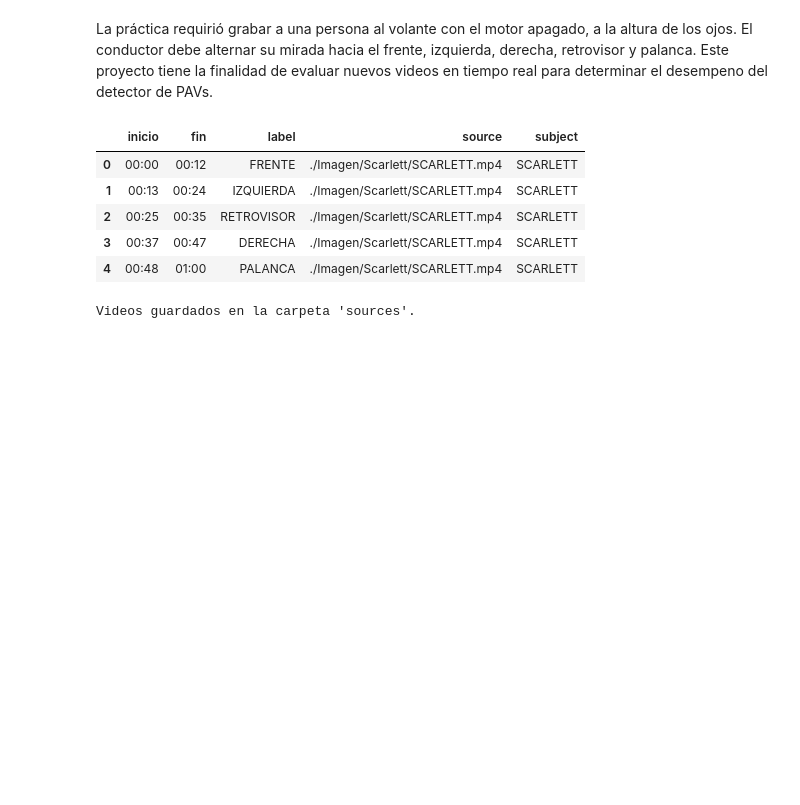
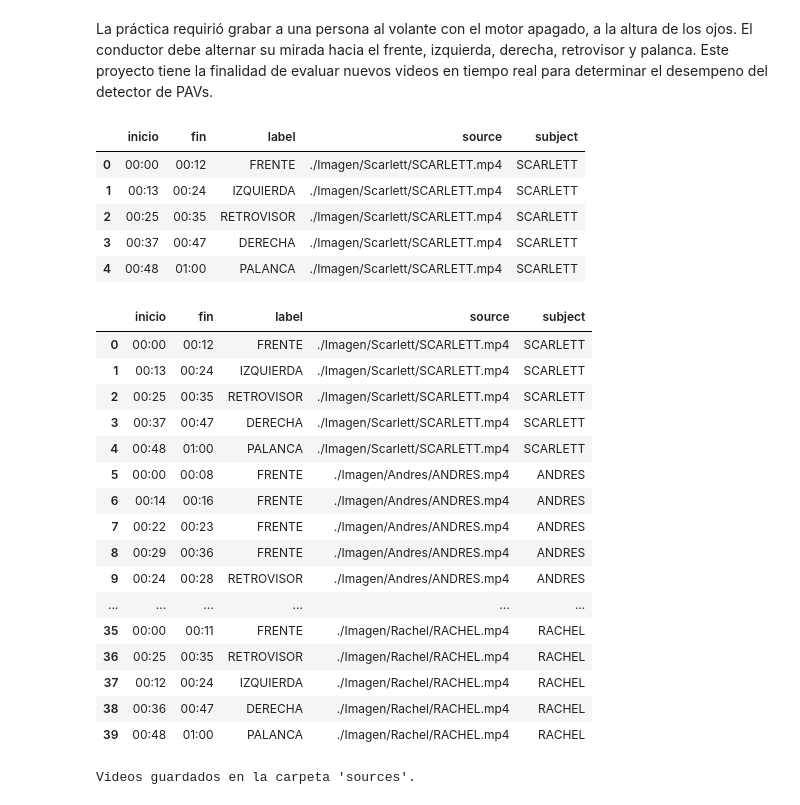
Before and after one commit to Ariana1998/Practica2_CDSI_ArianaEspinoza, a Jupyter notebook: Notebook.ipynb, the cells around one changed output. Cells and saved outputs as stored; diff of their text form; code cells hidden in the pictures; blank space fills up the shorter version.

```diff
--- a/Notebook.ipynb
+++ b/Notebook.ipynb
@@ -79,3 +95,23 @@ IMG_df = pd.concat(dfs_concat)
+# %%
+IMG_df
+# %% [output]
+|  | inicio | fin | label | source | subject |
+| 0 | 00:00 | 00:12 | FRENTE | ./Imagen/Scarlett/SCARLETT.mp4 | SCARLETT |
+| 1 | 00:13 | 00:24 | IZQUIERDA | ./Imagen/Scarlett/SCARLETT.mp4 | SCARLETT |
+| 2 | 00:25 | 00:35 | RETROVISOR | ./Imagen/Scarlett/SCARLETT.mp4 | SCARLETT |
+| 3 | 00:37 | 00:47 | DERECHA | ./Imagen/Scarlett/SCARLETT.mp4 | SCARLETT |
+| 4 | 00:48 | 01:00 | PALANCA | ./Imagen/Scarlett/SCARLETT.mp4 | SCARLETT |
+| 5 | 00:00 | 00:08 | FRENTE | ./Imagen/Andres/ANDRES.mp4 | ANDRES |
+| 6 | 00:14 | 00:16 | FRENTE | ./Imagen/Andres/ANDRES.mp4 | ANDRES |
+| 7 | 00:22 | 00:23 | FRENTE | ./Imagen/Andres/ANDRES.mp4 | ANDRES |
+| 8 | 00:29 | 00:36 | FRENTE | ./Imagen/Andres/ANDRES.mp4 | ANDRES |
+| 9 | 00:24 | 00:28 | RETROVISOR | ./Imagen/Andres/ANDRES.mp4 | ANDRES |
+| ... | ... | ... | ... | ... | ... |
+| 35 | 00:00 | 00:11 | FRENTE | ./Imagen/Rachel/RACHEL.mp4 | RACHEL |
+| 36 | 00:25 | 00:35 | RETROVISOR | ./Imagen/Rachel/RACHEL.mp4 | RACHEL |
+| 37 | 00:12 | 00:24 | IZQUIERDA | ./Imagen/Rachel/RACHEL.mp4 | RACHEL |
+| 38 | 00:36 | 00:47 | DERECHA | ./Imagen/Rachel/RACHEL.mp4 | RACHEL |
+| 39 | 00:48 | 01:00 | PALANCA | ./Imagen/Rachel/RACHEL.mp4 | RACHEL |
 # %%
 # Crear la carpeta para guardar los videos recortados
 output_folder = './sources'
```
Also changed, not shown: parts of 20 cells of this notebook.
